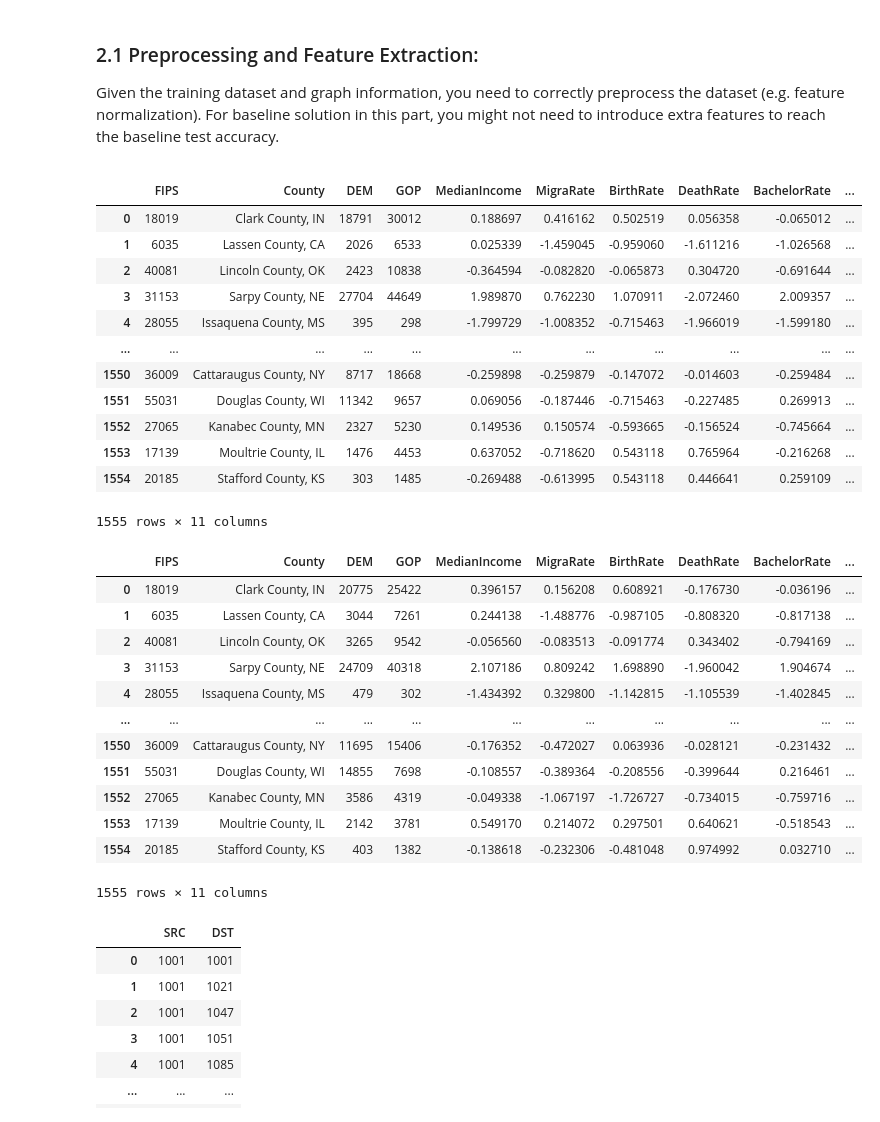
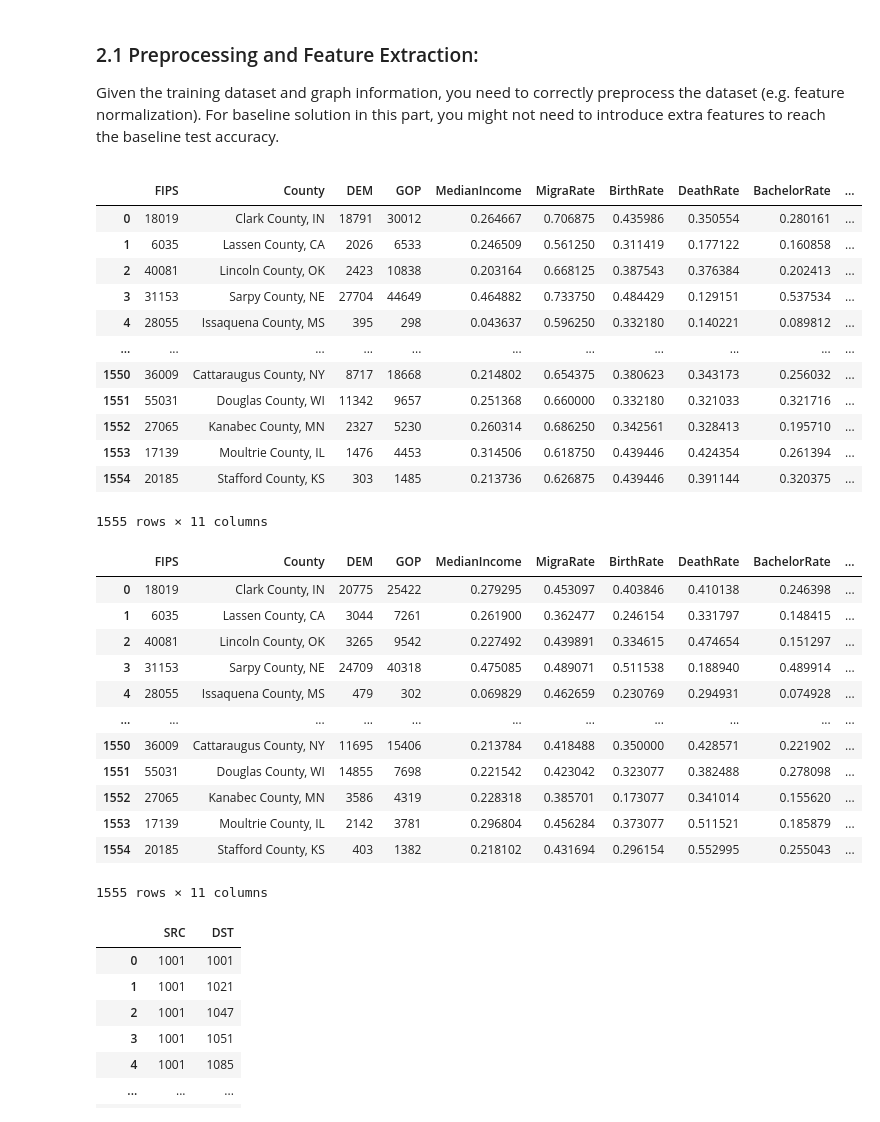
Before and after one commit to ptwu/election-county-prediction, a Jupyter notebook: CS 4780 Final Project Student Template.ipynb, the cells around one changed output. Drawn from its saved outputs; the diff is of its cells as text; code cells hidden in the pictures.

```diff
--- a/CS 4780 Final Project Student Template.ipynb
+++ b/CS 4780 Final Project Student Template.ipynb
@@ -78,7 +80,6 @@ Given the training dataset and graph information, you need to correctly preproce
 # Make sure you comment your code clearly and you may refer to these comments in the part 2.4
 
 def preprocess(df):
-
     # Binary Indicator of Dem or Gop winner of a county
     df['Winner'] = 0
     for x in range(1, len(df)):
@@ -90,18 +91,25 @@ def preprocess(df):
     #Standardization normalization
     norm_cols = ['MedianIncome','MigraRate', 'BirthRate', 'DeathRate', 'BachelorRate', 'UnemploymentRate']
     for col in norm_cols:
-        mean = np.mean(np.array(df[col]))
-        std = np.std(np.array(df[col]))
-        df[col] = (df[col] - mean)/std
+        factor = max(df[col])
+        min_factor = min(df[col])
+        df[col] = (np.array(df[col]) - min_factor)/(factor - min_factor)
+#         mean = np.mean(np.array(df[col]))
+#         std = np.std(np.array(df[col]))
+#         df[col] = (df[col] - mean)/std
+
     return df
 
 def test_preprocess(df):
     #Standardization normalization
     norm_cols = ['MedianIncome','MigraRate', 'BirthRate', 'DeathRate', 'BachelorRate', 'UnemploymentRate']
     for col in norm_cols:
-        mean = np.mean(np.array(df[col]))
-        std = np.std(np.array(df[col]))
-        df[col] = (df[col] - mean)/std
+        factor = max(df[col])
+        min_factor = min(df[col])
+        df[col] = (np.array(df[col]) - min_factor)/(factor - min_factor)
+#         mean = np.mean(np.array(df[col]))
+#         std = np.std(np.array(df[col]))
+#         df[col] = (df[col] - mean)/std
     return df
 
 def package(preds, df):
@@ -109,39 +117,39 @@ def package(preds, df):
     return df
 # %%
 rawdf16 = pd.read_csv('train_2016.csv', sep=',', thousands=',',encoding='unicode_escape')
-df16 = preprocess(rawdf16)
+df16 = preprocess(rawdf16.copy())
 df16
 # %% [output]
 |  | FIPS | County | DEM | GOP | MedianIncome | MigraRate | BirthRate | DeathRate | BachelorRate | ... |
-| 0 | 18019 | Clark County, IN | 18791 | 30012 | 0.188697 | 0.416162 | 0.502519 | 0.056358 | -0.065012 | ... |
-| 1 | 6035 | Lassen County, CA | 2026 | 6533 | 0.025339 | -1.459045 | -0.959060 | -1.611216 | -1.026568 | ... |
-| 2 | 40081 | Lincoln County, OK | 2423 | 10838 | -0.364594 | -0.082820 | -0.065873 | 0.304720 | -0.691644 | ... |
-| 3 | 31153 | Sarpy County, NE | 27704 | 44649 | 1.989870 | 0.762230 | 1.070911 | -2.072460 | 2.009357 | ... |
-| 4 | 28055 | Issaquena County, MS | 395 | 298 | -1.799729 | -1.008352 | -0.715463 | -1.966019 | -1.599180 | ... |
+| 0 | 18019 | Clark County, IN | 18791 | 30012 | 0.264667 | 0.706875 | 0.435986 | 0.350554 | 0.280161 | ... |
+| 1 | 6035 | Lassen County, CA | 2026 | 6533 | 0.246509 | 0.561250 | 0.311419 | 0.177122 | 0.160858 | ... |
+| 2 | 40081 | Lincoln County, OK | 2423 | 10838 | 0.203164 | 0.668125 | 0.387543 | 0.376384 | 0.202413 | ... |
+| 3 | 31153 | Sarpy County, NE | 27704 | 44649 | 0.464882 | 0.733750 | 0.484429 | 0.129151 | 0.537534 | ... |
+| 4 | 28055 | Issaquena County, MS | 395 | 298 | 0.043637 | 0.596250 | 0.332180 | 0.140221 | 0.089812 | ... |
 | ... | ... | ... | ... | ... | ... | ... | ... | ... | ... | ... |
-| 1550 | 36009 | Cattaraugus County, NY | 8717 | 18668 | -0.259898 | -0.259879 | -0.147072 | -0.014603 | -0.259484 | ... |
-| 1551 | 55031 | Douglas County, WI | 11342 | 9657 | 0.069056 | -0.187446 | -0.715463 | -0.227485 | 0.269913 | ... |
-| 1552 | 27065 | Kanabec County, MN | 2327 | 5230 | 0.149536 | 0.150574 | -0.593665 | -0.156524 | -0.745664 | ... |
-| 1553 | 17139 | Moultrie County, IL | 1476 | 4453 | 0.637052 | -0.718620 | 0.543118 | 0.765964 | -0.216268 | ... |
-| 1554 | 20185 | Stafford County, KS | 303 | 1485 | -0.269488 | -0.613995 | 0.543118 | 0.446641 | 0.259109 | ... |
+| 1550 | 36009 | Cattaraugus County, NY | 8717 | 18668 | 0.214802 | 0.654375 | 0.380623 | 0.343173 | 0.256032 | ... |
+| 1551 | 55031 | Douglas County, WI | 11342 | 9657 | 0.251368 | 0.660000 | 0.332180 | 0.321033 | 0.321716 | ... |
+| 1552 | 27065 | Kanabec County, MN | 2327 | 5230 | 0.260314 | 0.686250 | 0.342561 | 0.328413 | 0.195710 | ... |
+| 1553 | 17139 | Moultrie County, IL | 1476 | 4453 | 0.314506 | 0.618750 | 0.439446 | 0.424354 | 0.261394 | ... |
+| 1554 | 20185 | Stafford County, KS | 303 | 1485 | 0.213736 | 0.626875 | 0.439446 | 0.391144 | 0.320375 | ... |
 1555 rows × 11 columns
 # %%
 rawdf12 = pd.read_csv('train_2012.csv', sep=',', thousands=',',encoding='unicode_escape')
-df12 = preprocess(rawdf12)
+df12 = preprocess(rawdf12.copy())
 df12
 # %% [output]
 |  | FIPS | County | DEM | GOP | MedianIncome | MigraRate | BirthRate | DeathRate | BachelorRate | ... |
-| 0 | 18019 | Clark County, IN | 20775 | 25422 | 0.396157 | 0.156208 | 0.608921 | -0.176730 | -0.036196 | ... |
-| 1 | 6035 | Lassen County, CA | 3044 | 7261 | 0.244138 | -1.488776 | -0.987105 | -0.808320 | -0.817138 | ... |
-| 2 | 40081 | Lincoln County, OK | 3265 | 9542 | -0.056560 | -0.083513 | -0.091774 | 0.343402 | -0.794169 | ... |
-| 3 | 31153 | Sarpy County, NE | 24709 | 40318 | 2.107186 | 0.809242 | 1.698890 | -1.960042 | 1.904674 | ... |
-| 4 | 28055 | Issaquena County, MS | 479 | 302 | -1.434392 | 0.329800 | -1.142815 | -1.105539 | -1.402845 | ... |
+| 0 | 18019 | Clark County, IN | 20775 | 25422 | 0.279295 | 0.453097 | 0.403846 | 0.410138 | 0.246398 | ... |
+| 1 | 6035 | Lassen County, CA | 3044 | 7261 | 0.261900 | 0.362477 | 0.246154 | 0.331797 | 0.148415 | ... |
+| 2 | 40081 | Lincoln County, OK | 3265 | 9542 | 0.227492 | 0.439891 | 0.334615 | 0.474654 | 0.151297 | ... |
+| 3 | 31153 | Sarpy County, NE | 24709 | 40318 | 0.475085 | 0.489071 | 0.511538 | 0.188940 | 0.489914 | ... |
+| 4 | 28055 | Issaquena County, MS | 479 | 302 | 0.069829 | 0.462659 | 0.230769 | 0.294931 | 0.074928 | ... |
 | ... | ... | ... | ... | ... | ... | ... | ... | ... | ... | ... |
-| 1550 | 36009 | Cattaraugus County, NY | 11695 | 15406 | -0.176352 | -0.472027 | 0.063936 | -0.028121 | -0.231432 | ... |
-| 1551 | 55031 | Douglas County, WI | 14855 | 7698 | -0.108557 | -0.389364 | -0.208556 | -0.399644 | 0.216461 | ... |
-| 1552 | 27065 | Kanabec County, MN | 3586 | 4319 | -0.049338 | -1.067197 | -1.726727 | -0.734015 | -0.759716 | ... |
-| 1553 | 17139 | Moultrie County, IL | 2142 | 3781 | 0.549170 | 0.214072 | 0.297501 | 0.640621 | -0.518543 | ... |
-| 1554 | 20185 | Stafford County, KS | 403 | 1382 | -0.138618 | -0.232306 | -0.481048 | 0.974992 | 0.032710 | ... |
+| 1550 | 36009 | Cattaraugus County, NY | 11695 | 15406 | 0.213784 | 0.418488 | 0.350000 | 0.428571 | 0.221902 | ... |
+| 1551 | 55031 | Douglas County, WI | 14855 | 7698 | 0.221542 | 0.423042 | 0.323077 | 0.382488 | 0.278098 | ... |
+| 1552 | 27065 | Kanabec County, MN | 3586 | 4319 | 0.228318 | 0.385701 | 0.173077 | 0.341014 | 0.155620 | ... |
+| 1553 | 17139 | Moultrie County, IL | 2142 | 3781 | 0.296804 | 0.456284 | 0.373077 | 0.511521 | 0.185879 | ... |
+| 1554 | 20185 | Stafford County, KS | 403 | 1382 | 0.218102 | 0.431694 | 0.296154 | 0.552995 | 0.255043 | ... |
 1555 rows × 11 columns
 # %%
 dfgraph = pd.read_csv('graph.csv', sep=',', encoding='unicode_escape')
```
Also changed, not shown: parts of 5 cells of this notebook, 1 other file.
